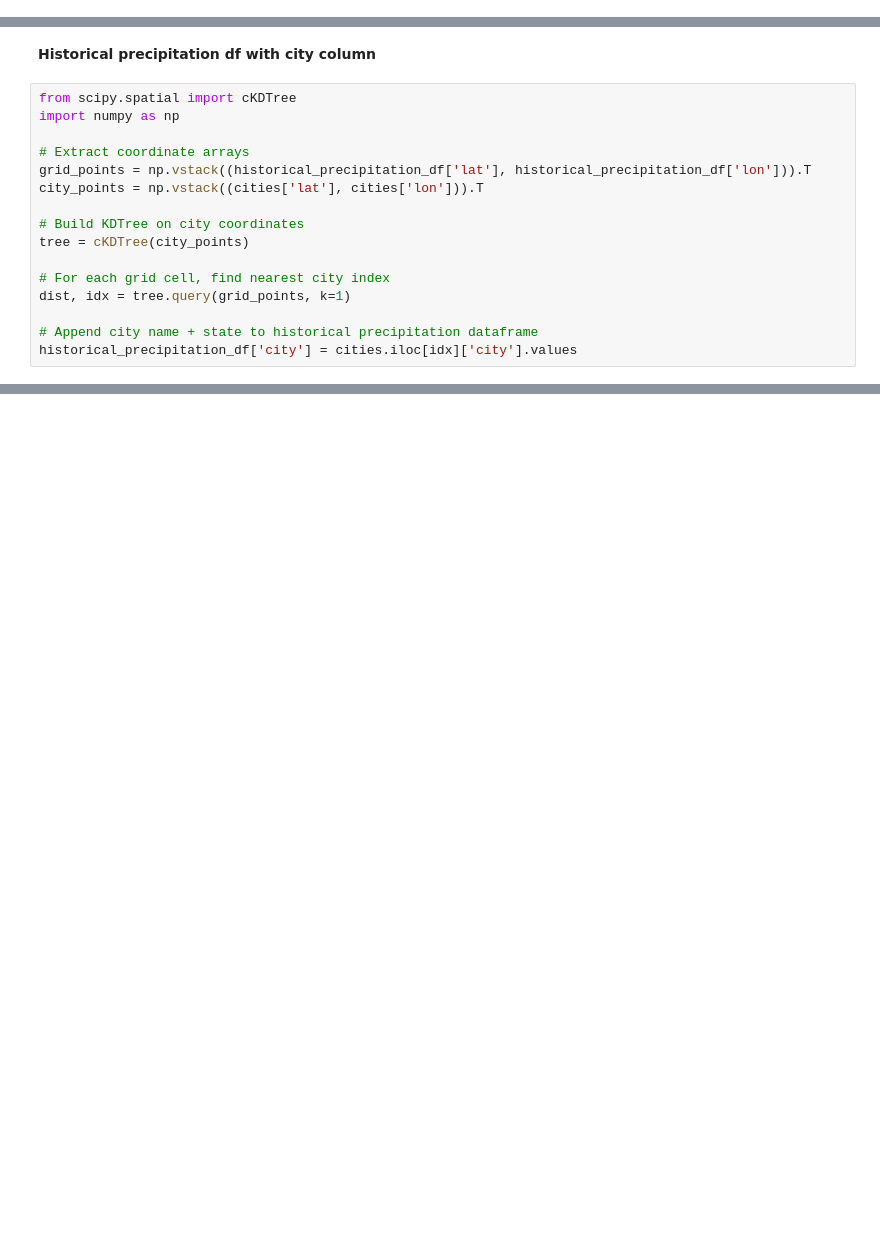
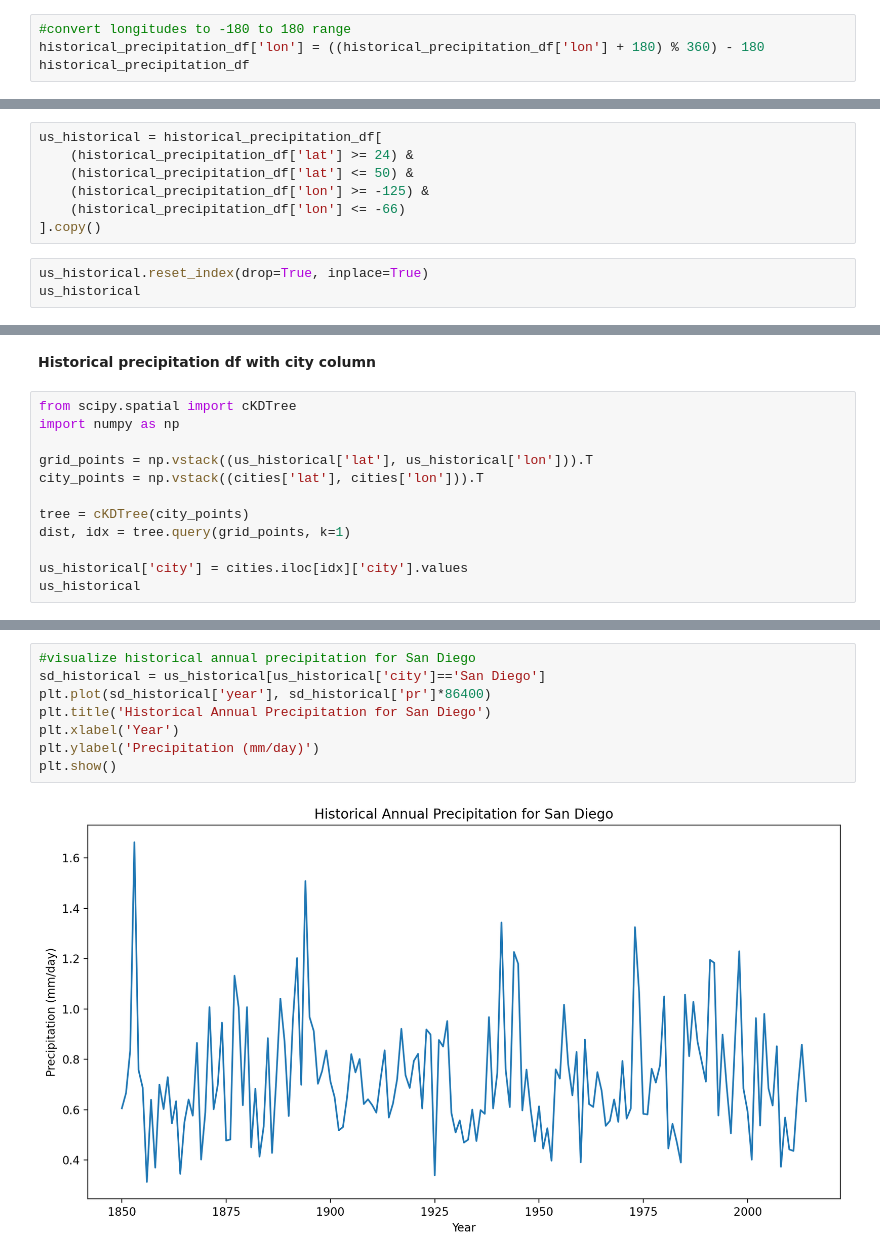
Before and after one commit to jeremyjcheng/106_project3, a Jupyter notebook: eda.ipynb, the cells around one changed output, grey strips where cells are left out. Drawn from its saved outputs; the diff is of its cells as text; blank space fills up the shorter version.

```diff
--- a/eda.ipynb
+++ b/eda.ipynb
@@ -441,0 +457,4 @@ grid = historical_precipitation_df[['lat', 'lon']].copy()
+# %%
+#convert longitudes to -180 to 180 range
+historical_precipitation_df['lon'] = ((historical_precipitation_df['lon'] + 180) % 360) - 180
+historical_precipitation_df
@@ -441,0 +475,10 @@ grid = historical_precipitation_df[['lat', 'lon']].copy()
+# %%
+us_historical = historical_precipitation_df[
+    (historical_precipitation_df['lat'] >= 24) &
+    (historical_precipitation_df['lat'] <= 50) &
+    (historical_precipitation_df['lon'] >= -125) &
+    (historical_precipitation_df['lon'] <= -66)
+].copy()
+# %%
+us_historical.reset_index(drop=True, inplace=True)
+us_historical
@@ -445,15 +502,11 @@ grid = historical_precipitation_df[['lat', 'lon']].copy()
 from scipy.spatial import cKDTree
 import numpy as np
 
-# Extract coordinate arrays
-grid_points = np.vstack((historical_precipitation_df['lat'], historical_precipitation_df['lon'])).T
+grid_points = np.vstack((us_historical['lat'], us_historical['lon'])).T
 city_points = np.vstack((cities['lat'], cities['lon'])).T
 
-# Build KDTree on city coordinates
 tree = cKDTree(city_points)
-
-# For each grid cell, find nearest city index
 dist, idx = tree.query(grid_points, k=1)
 
-# Append city name + state to historical precipitation dataframe
-historical_precipitation_df['city'] = cities.iloc[idx]['city'].values
+us_historical['city'] = cities.iloc[idx]['city'].values
+us_historical
@@ -468,0 +543,10 @@ historical_precipitation_df.head()
+# %%
+#visualize historical annual precipitation for San Diego
+sd_historical = us_historical[us_historical['city']=='San Diego']
+plt.plot(sd_historical['year'], sd_historical['pr']*86400)
+plt.title('Historical Annual Precipitation for San Diego')
+plt.xlabel('Year')
+plt.ylabel('Precipitation (mm/day)')
+plt.show()
+# %% [output]
+[figure, added]
```
Also changed, not shown: parts of 7 cells of this notebook.
